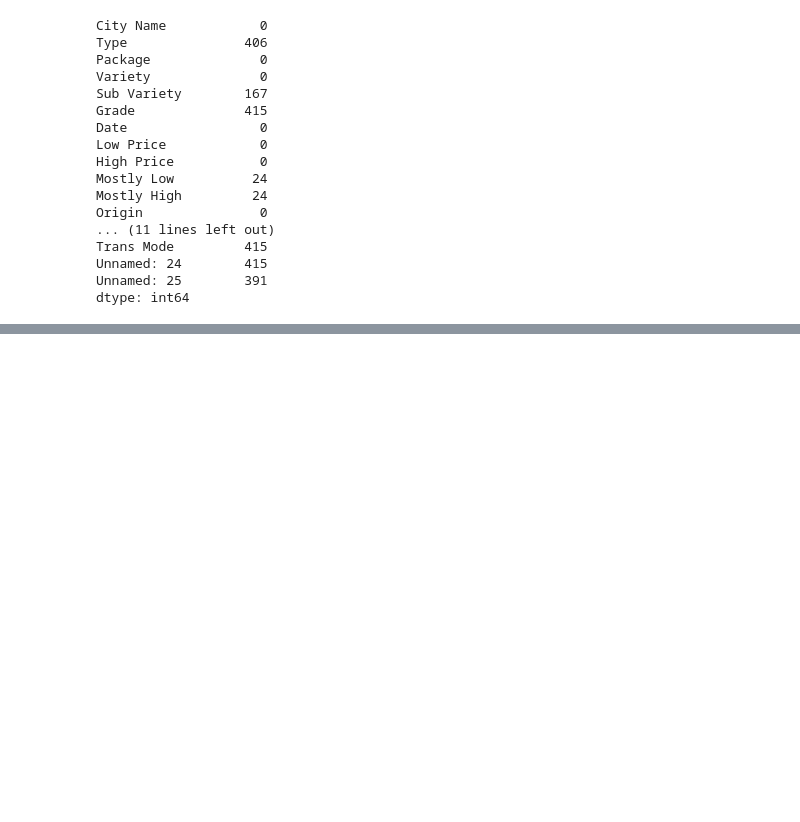
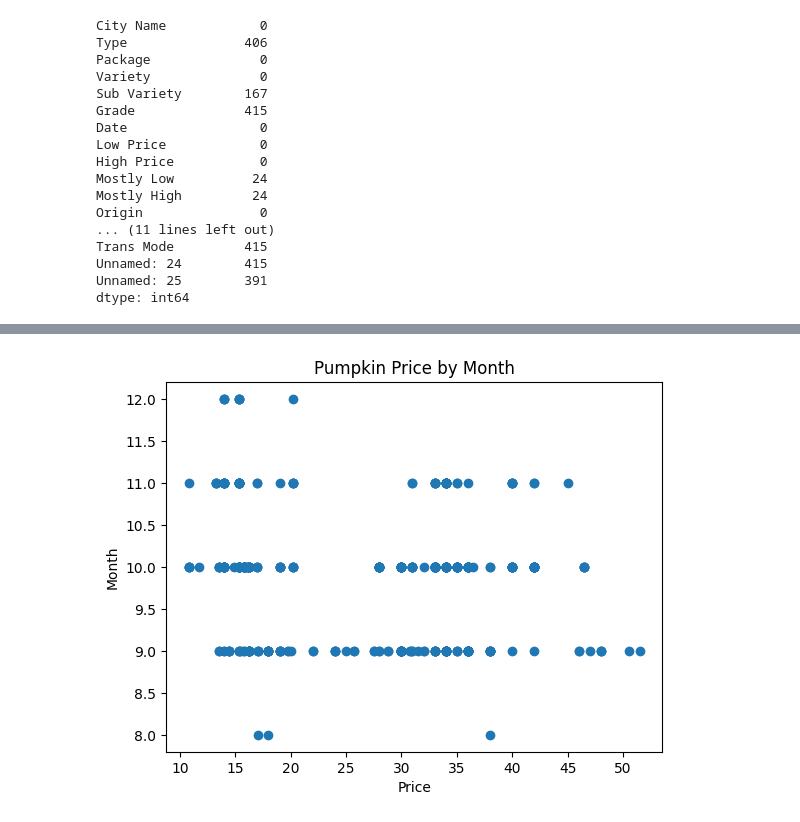
Before and after one commit to Li2angel/100_days_of_AIonEdge, a Jupyter notebook: Edge_AI_Assistant/notebooks/linear_regression.ipynb, the cells around one changed output, grey strips where cells are left out. Cells and saved outputs as stored; diff of their text form; code cells hidden in the pictures; blank space fills up the shorter version.

```diff
--- a/Edge_AI_Assistant/notebooks/linear_regression.ipynb
+++ b/Edge_AI_Assistant/notebooks/linear_regression.ipynb
@@ -237,0 +251,16 @@ new_pumpkins.head()
+# %%
+# Visualizing the cleaned data
+import matplotlib.pyplot as plt
+
+# get the values we wnat to plot
+price = new_pumpkins.Price
+month = new_pumpkins.Month
+
+# create the plot
+plt.scatter(price, month)
+plt.xlabel('Price')
+plt.ylabel('Month')
+plt.title('Pumpkin Price by Month')
+plt.show()
+# %% [output]
+[figure, added]
```
Also changed, not shown: parts of 20 cells of this notebook.
